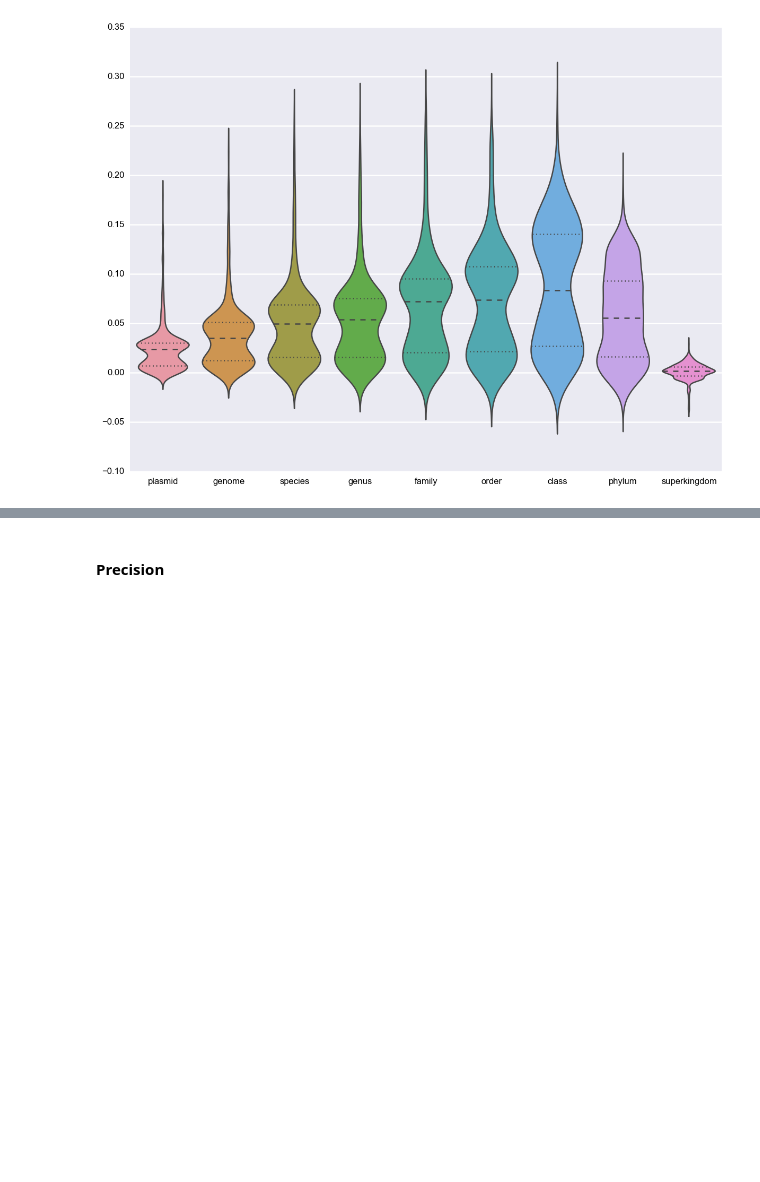
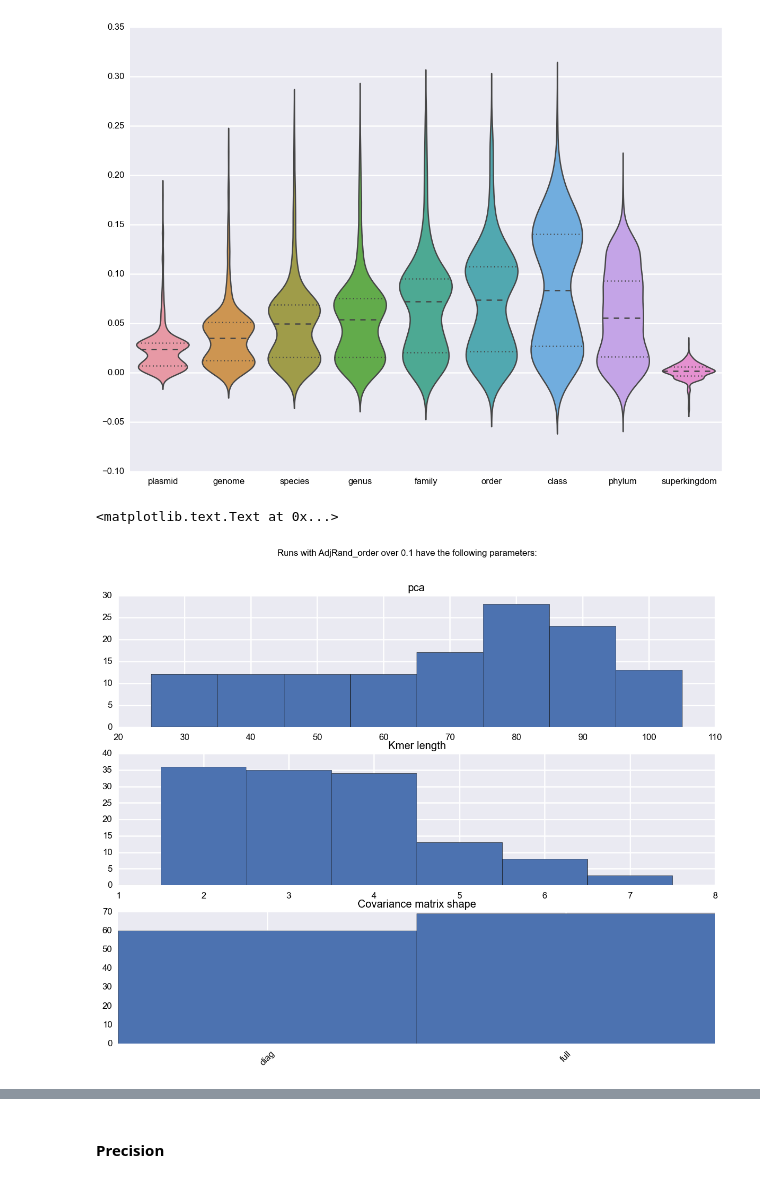
Before and after one commit to alneberg/public_notebooks, a Jupyter notebook: exjobb-matplotlib-seaborn.ipynb, the cells around one changed output, grey strips where cells are left out. Cells and saved outputs as stored; diff of their text form; code cells hidden in the pictures; blank space fills up the shorter version.

```diff
--- a/exjobb-matplotlib-seaborn.ipynb
+++ b/exjobb-matplotlib-seaborn.ipynb
@@ -236,0 +255,22 @@ sns.violinplot?
+# %%
+above_df = fin_df[fin_df['AdjRand_order'] > 0.1]
+fig, axs = plt.subplots(3,1)
+ax1, ax2, ax3 = axs
+ax1.hist(above_df.pca, bins=[25, 35, 45, 55, 65, 75, 85, 95, 105])
+ax1.set_title('pca')
+
+ax2.hist(above_df.k, bins=[0.5,1.5,2.5,3.5,4.5,5.5,6.5,7.5,8.5,9.5,10.5])
+ax2.set_title('Kmer length')
+
+bar_width = 0.35
+ax3.bar(0, len(above_df[above_df['cov_matrix_shape'] == 'diag']), bar_width)
+ax3.bar(0+bar_width, len(above_df[above_df['cov_matrix_shape'] == 'full']), bar_width)
+ax3.set_title('Covariance matrix shape')
+xTickMarks = ['diag', 'full']
+ax3.set_xticks([bar_width/2, bar_width + bar_width/2])
+xtickNames = ax3.set_xticklabels(xTickMarks)
+plt.setp(xtickNames, rotation=45, fontsize=10)
+fig.suptitle('Runs with AdjRand_order over 0.1 have the following parameters:')
+# %% [output]
+<matplotlib.text.Text at 0x...>
+[figure, added]
```
Also changed, not shown: parts of 8 cells of this notebook.
